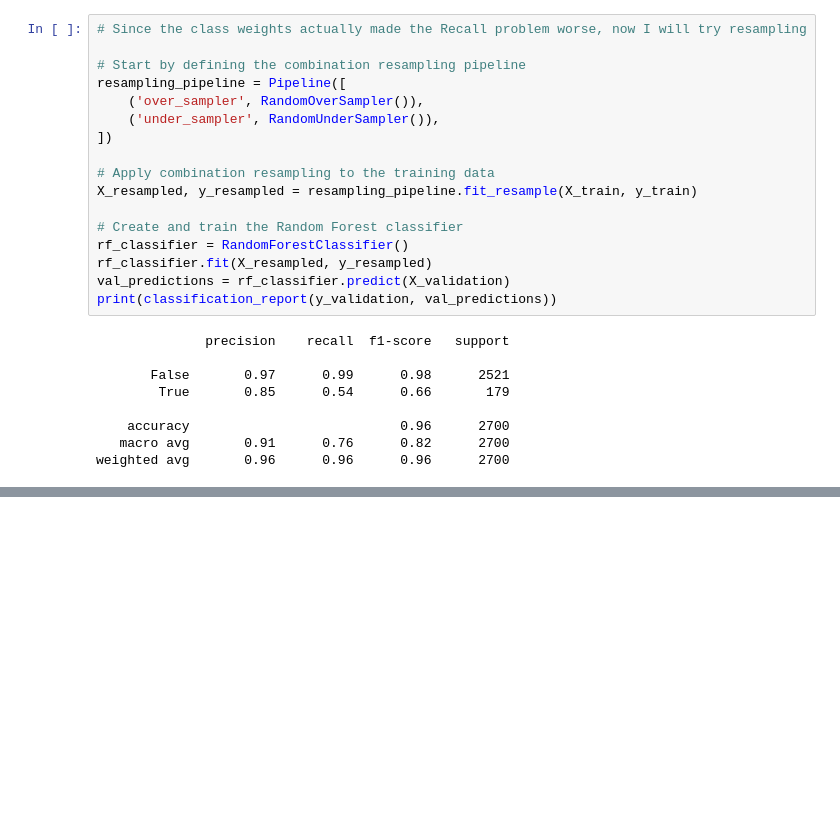
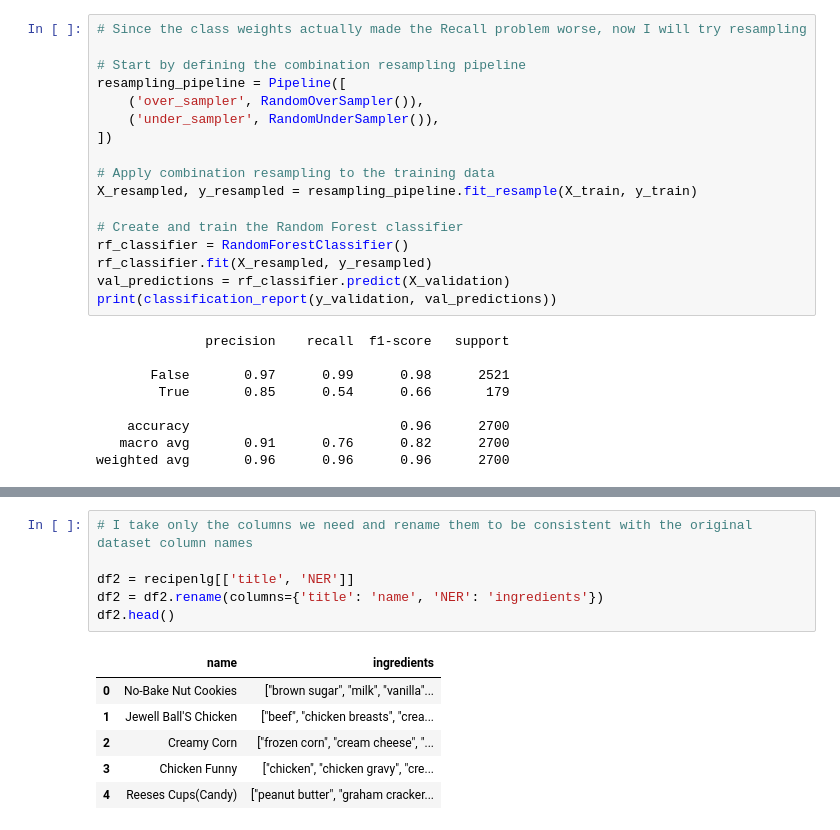
Before and after one commit to jql61122/allergens, a Jupyter notebook: Epicurious.ipynb, the cells around one changed output, grey strips where cells are left out. Saved outputs shown, nothing was run; the diff lists cells and outputs as text; blank space fills up the shorter version.

```diff
--- a/Epicurious.ipynb
+++ b/Epicurious.ipynb
@@ -268,0 +285,13 @@ The recall is still not where I want it to be. As a next step, I will try to sou
+# %%
+# I take only the columns we need and rename them to be consistent with the original dataset column names
+
+df2 = recipenlg[['title', 'NER']]
+df2 = df2.rename(columns={'title': 'name', 'NER': 'ingredients'})
+df2.head()
+# %% [output]
+|  | name | ingredients |
+| 0 | No-Bake Nut Cookies | ["brown sugar", "milk", "vanilla"... |
+| 1 | Jewell Ball'S Chicken | ["beef", "chicken breasts", "crea... |
+| 2 | Creamy Corn | ["frozen corn", "cream cheese", "... |
+| 3 | Chicken Funny | ["chicken", "chicken gravy", "cre... |
+| 4 | Reeses Cups(Candy) | ["peanut butter", "graham cracker... |
```
Also changed, not shown: parts of 25 cells of this notebook.
